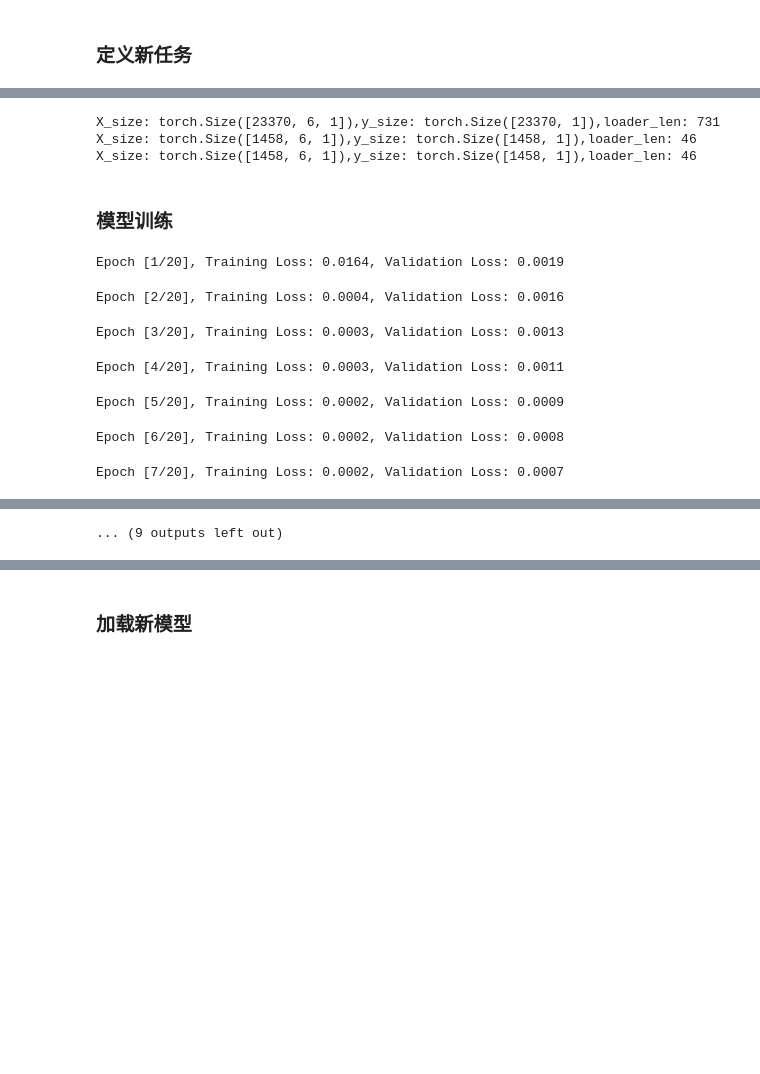
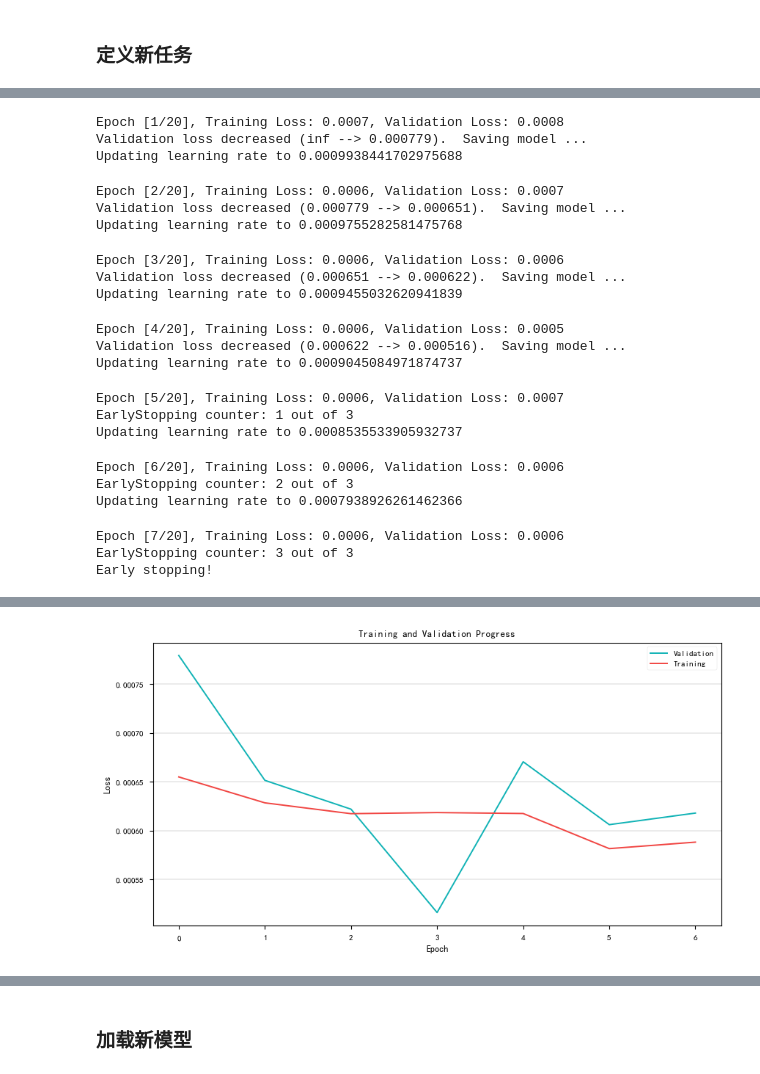
Before and after one commit to caoyuyu2021/src, a Jupyter notebook: 01.python/05.application/02.time_series/src/14.时间序列.ipynb, the cells around one changed output, grey strips where cells are left out. Cells and saved outputs as stored; diff of their text form; code cells hidden in the pictures; blank space fills up the shorter version.

```diff
--- a/01.python/05.application/02.time_series/src/14.时间序列.ipynb
+++ b/01.python/05.application/02.time_series/src/14.时间序列.ipynb
@@ -125,0 +1067,4 @@ pretrained_model.linear = nn.Linear(in_features=5, out_features=new_out_dim)
+# %%
+data_path = "../data/energy.csv"
+ts_data = loader(data_path=data_path, data=None, time_col='time')
+ts_data
@@ -257,20 +1134,0 @@ def rnn_create_dataset(feature, target, lookback, delay, step, batch_size):
-# %%
-# 构造参数字典
-params2 = {
-    "lookback": 6,
-    "delay": 1,
-    "step": 1, #确保后续画图不出错
-    "batch_size": 32,
-}
-X_train, y_train, train_loader = rnn_create_dataset(x_train, y_train, **params2)
-X_valid, y_valid, valid_loader = rnn_create_dataset(x_valid, y_valid, **params2)
-X_test, y_test, test_loader = rnn_create_dataset(x_test, y_test, **params2)
-print("X_size: {0},y_size: {1},loader_len: {2}".format(X_train.shape, y_train.shape, len(train_loader)))
-print("X_size: {0},y_size: {1},loader_len: {2}".format(X_valid.shape, y_valid.shape, len(valid_loader)))
-print("X_size: {0},y_size: {1},loader_len: {2}".format(X_test.shape, y_test.shape, len(test_loader)))
-# %% [output]
-X_size: torch.Size([23370, 6, 1]),y_size: torch.Size([23370, 1]),loader_len: 731
-X_size: torch.Size([1458, 6, 1]),y_size: torch.Size([1458, 1]),loader_len: 46
-X_size: torch.Size([1458, 6, 1]),y_size: torch.Size([1458, 1]),loader_len: 46
-# %% [markdown]
-### 模型训练
@@ -366,19 +1314,44 @@ def plot_loss(train_losses, val_losses):
 # %%
 # 构造参数字典
 params3 = {
-    "pretrained_model": pretrained_model,
-    "train_loader": train_loader,
-    "valid_loader": valid_loader,
-    "n_epochs": 20,
-    "verbose": True,
-    "plots": True,
+    "train_args": {
+        "features": 'MS',
+        "model_name": pretrained_model,
+        "train_loader": train_loader,
+        "valid_loader": valid_loader,
+        "n_epochs": 20,
+        "learning_rate": 0.001,
+        "loss": nn.MSELoss(),
+        "patience": 3,
+        "lradj": 'cosine',
+        "model_path": "../outputs/best_models/Transformer_transfer_learning",
+        "device": 'cuda',
+        "verbose": True,
+        "plots": True,
+        "pred_len": 3,
+        "label_len": 10
+    }
 }
-model = train(**params3)
+new_model = train(**params3)
 # %% [output]
-Epoch [1/20], Training Loss: 0.0164, Validation Loss: 0.0019
+Epoch [1/20], Training Loss: 0.0007, Validation Loss: 0.0008
+Validation loss decreased (inf --> 0.000779).  Saving model ...
+Updating learning rate to 0.0009938441702975688
-Epoch [2/20], Training Loss: 0.0004, Validation Loss: 0.0016
+Epoch [2/20], Training Loss: 0.0006, Validation Loss: 0.0007
+Validation loss decreased (0.000779 --> 0.000651).  Saving model ...
+Updating learning rate to 0.0009755282581475768
-Epoch [3/20], Training Loss: 0.0003, Validation Loss: 0.0013
+Epoch [3/20], Training Loss: 0.0006, Validation Loss: 0.0006
+Validation loss decreased (0.000651 --> 0.000622).  Saving model ...
+Updating learning rate to 0.0009455032620941839
-Epoch [4/20], Training Loss: 0.0003, Validation Loss: 0.0011
+Epoch [4/20], Training Loss: 0.0006, Validation Loss: 0.0005
+Validation loss decreased (0.000622 --> 0.000516).  Saving model ...
+Updating learning rate to 0.0009045084971874737
-Epoch [5/20], Training Loss: 0.0002, Validation Loss: 0.0009
+Epoch [5/20], Training Loss: 0.0006, Validation Loss: 0.0007
+EarlyStopping counter: 1 out of 3
+Updating learning rate to 0.0008535533905932737
-Epoch [6/20], Training Loss: 0.0002, Validation Loss: 0.0008
+Epoch [6/20], Training Loss: 0.0006, Validation Loss: 0.0006
+EarlyStopping counter: 2 out of 3
+Updating learning rate to 0.0007938926261462366
-Epoch [7/20], Training Loss: 0.0002, Validation Loss: 0.0007
+Epoch [7/20], Training Loss: 0.0006, Validation Loss: 0.0006
+EarlyStopping counter: 3 out of 3
+Early stopping!
@@ -390 +1358 @@ Epoch [12/20], Training Loss: 0.0001, Validation Loss: 0.0007
-... (9 outputs left out)
+[figure, added]
```
Also changed, not shown: parts of 112 cells of this notebook, 5 other files.
